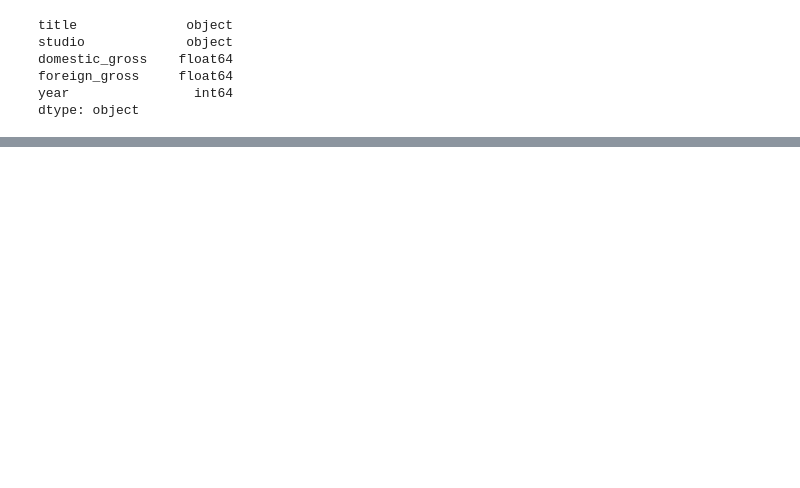
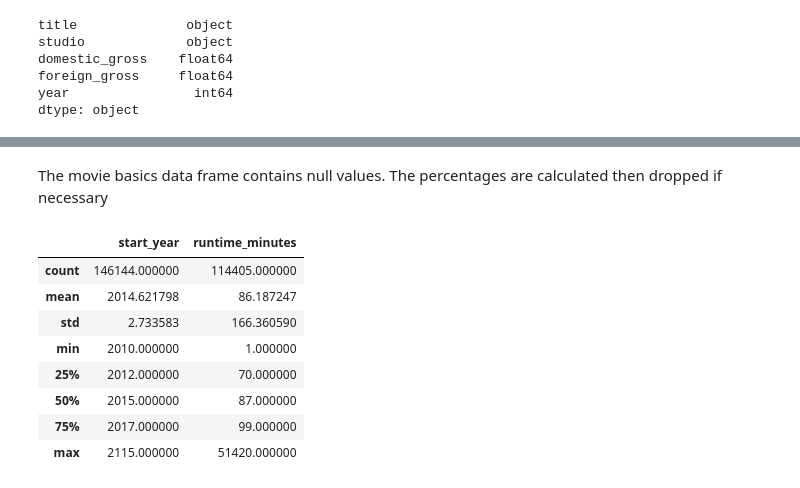
Before and after one commit to LynnsBaraka/dsf_ft_project_1, a Jupyter notebook: index.ipynb, the cells around one changed output, grey strips where cells are left out. Cells and saved outputs as stored; diff of their text form; code cells hidden in the pictures; blank space fills up the shorter version.

```diff
--- a/index.ipynb
+++ b/index.ipynb
@@ -155,0 +230,14 @@ movie_gross.head()
+# %% [markdown]
+The movie basics data frame contains null values. The percentages are calculated then dropped if necessary
+# %%
+movie_basics.describe()
+# %% [output]
+|  | start_year | runtime_minutes |
+| count | 146144.000000 | 114405.000000 |
+| mean | 2014.621798 | 86.187247 |
+| std | 2.733583 | 166.360590 |
+| min | 2010.000000 | 1.000000 |
+| 25% | 2012.000000 | 70.000000 |
+| 50% | 2015.000000 | 87.000000 |
+| 75% | 2017.000000 | 99.000000 |
+| max | 2115.000000 | 51420.000000 |
```
Also changed, not shown: parts of 29 cells of this notebook.
